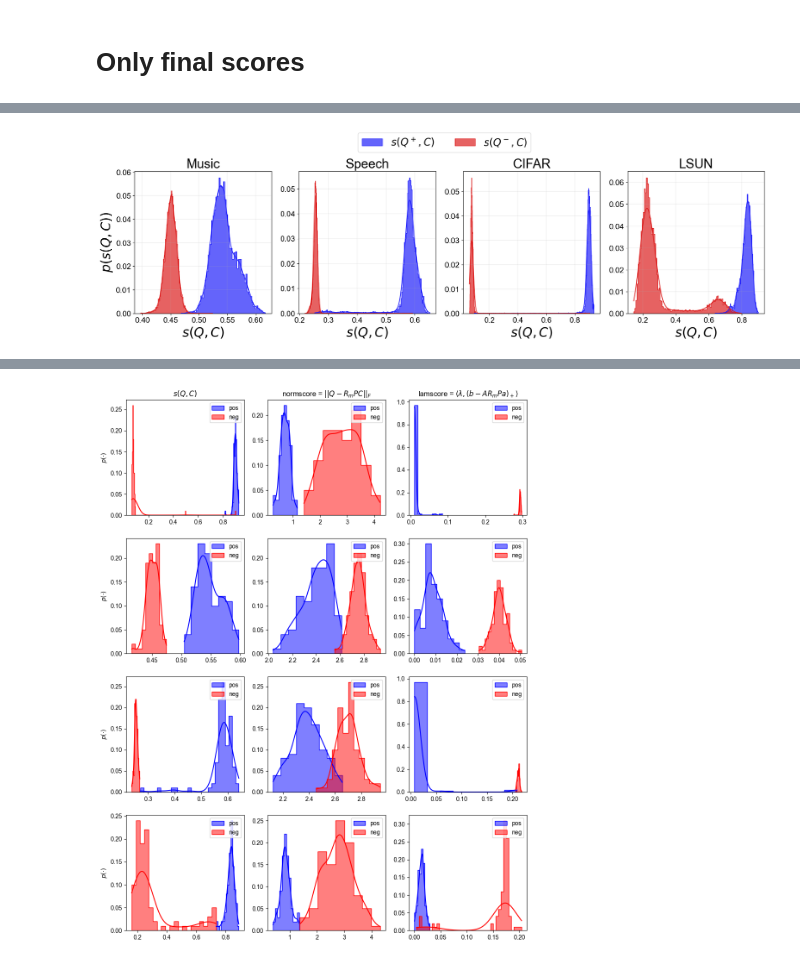
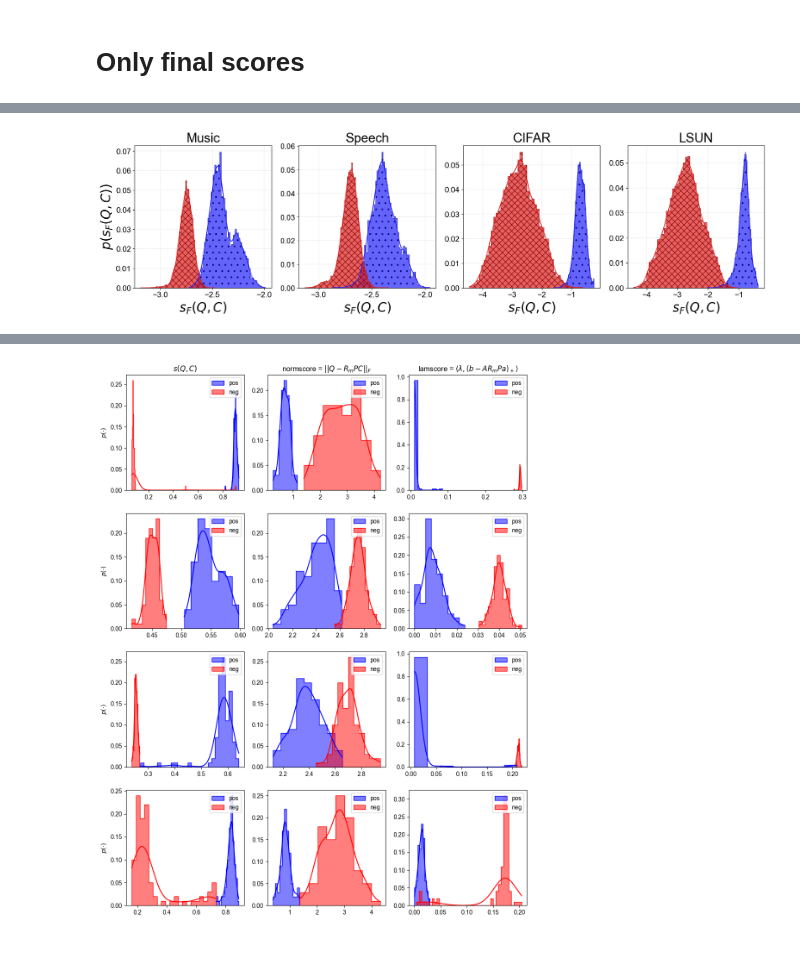
Before and after one commit to BhavyaKohli/OPAS, a Jupyter notebook: plots_and_figures/plots_score_distributions.ipynb, the cells around one changed output, grey strips where cells are left out. Saved outputs shown, nothing was run; the diff lists cells and outputs as text; code cells hidden in the pictures.

Commit message:
fixed fonttype in plot params, re-generated all figures
sample_qc came from hdd backup, plot_corpus_query was not run

```diff
--- a/plots_and_figures/plots_score_distributions.ipynb
+++ b/plots_and_figures/plots_score_distributions.ipynb
@@ -221,61 +523,45 @@ from plot_params import *
 # %%
-import pickle
-with open("all_scores.pkl", "rb") as file:
-    all_scores = pickle.load(file)
+# import pickle
+# with open("all_scores.pkl", "rb") as file:
+#     all_scores = pickle.load(file)
 
 pos_all, neg_all = all_scores["pos"], all_scores["neg"]
 
 fig, axes = plt.subplots(1, 4, figsize=(22, 5))
 axes = axes.flatten()
 
-kwargs = {
-    "kde": True,
-    "stat": "probability",
-    "element": "step",
-    "common_norm": False,
-    "alpha": 0.7
-    # "bins": 50
-}
-
-myblue = "#2323fa"
-myred = "#dc2020"
-
-plot_markersize = 10
-opas_markersize = 250
-opas_idmarkersize = 200
-axis_fontsize = 25
-title_fontsize = 25
-label_fontsize = 15
-legend_fontsize = 20
-
 xfm = lambda x: x.capitalize() if x not in ["cifar", "lsun"] else x.upper()
 
 np.random.seed(0)
 for n, dataset in enumerate(["audio", "speech", "cifar", "lsun"]):
-    ps, ns = pos_all[dataset][0], neg_all[dataset][0]
+    ps, ns = pos_all[dataset][1], neg_all[dataset][1]
     dataset = "music" if dataset == "audio" else dataset
     # ps: 20_000, ns: 1_980_000
-    sns.histplot(np.random.choice(ps, 10000, replace=False), ax=axes[n], color=myblue, label=r"$s(Q^+,C)$", **kwargs)
-    sns.histplot(np.random.choice(ns, 10000, replace=False), ax=axes[n], color=myred, label=r"$s(Q^-,C)$", **kwargs)
+    sns.histplot(np.random.choice(-ps, 10_000, replace=False), ax=axes[n], color=myblue, label=r"$s_{F}(Q^+,C)$", hatch='.', edgecolor='darkblue', linewidth=0.5, **kwargs)
+    sns.histplot(np.random.choice(-ns, 10_000, replace=False), ax=axes[n], color=myred, label=r"$s_{F}(Q^-,C)$", hatch='xx', edgecolor='darkred', linewidth=0.5, **kwargs)
 
     # axes[n].legend(loc='upper right', fontsize=15)
     if n == 0:
-        axes[n].set_ylabel(r"$p(s(Q,C))$", fontsize=axis_fontsize)
+        # axes[n].set_ylabel(r"$p(s(Q,C))$", fontsize=axis_fontsize)
+        axes[n].set_ylabel(r"$p(s_{F}(Q,C))$", fontsize=axis_fontsize)
     else:
         axes[n].set_ylabel("")
-    axes[n].set_xlabel(r"$s(Q,C)$", fontsize=axis_fontsize)
+    # axes[n].set_xlabel(r"$s(Q,C)$", fontsize=axis_fontsize)
+    axes[n].set_xlabel(r"$s_{F}(Q,C)$", fontsize=axis_fontsize)
     axes[n].set_title(f"{xfm(dataset)}", fontsize=title_fontsize)
     axes[n].tick_params(axis='both', which='major', labelsize=label_fontsize)
     axes[n].grid(linewidth=0.2)
+    axes[n].set_axisbelow(True)
 
     handles, labels = axes[n].get_legend_handles_labels()
 
 legend = fig.legend(handles, labels, loc='upper center', ncol=5, fontsize=legend_fontsize)
 coords = legend.get_window_extent().get_points()[0]
 fig.legends = []
 scale = fig.get_window_extent().get_points()[1]
-fig.legend(handles, labels, bbox_to_anchor=(coords[0]/(scale[0]), coords[1]/(scale[1])+legend_fontsize/80), loc=2, ncol=5, fontsize=legend_fontsize)
-fig.savefig('score_distribution_sqc.pdf', bbox_inches='tight')
+# fig.legend(handles, labels, bbox_to_anchor=(coords[0]/(scale[0]), coords[1]/(scale[1])+legend_fontsize/80), loc=2, ncol=5, fontsize=legend_fontsize)
+fig.savefig('score_distribution_normqc_hatched.pdf', bbox_inches='tight', backend='pgf')
+# fig.savefig(r'C:\Users\bhavy\Downloads\aistats_paper_checker_v011\testing.pdf', bbox_inches='tight', backend='pgf')
 plt.show()
 # %% [output]
-[figure, old version]
+[figure, new version]
```
Also changed, not shown: parts of 5 cells of this notebook, 20 other files.
